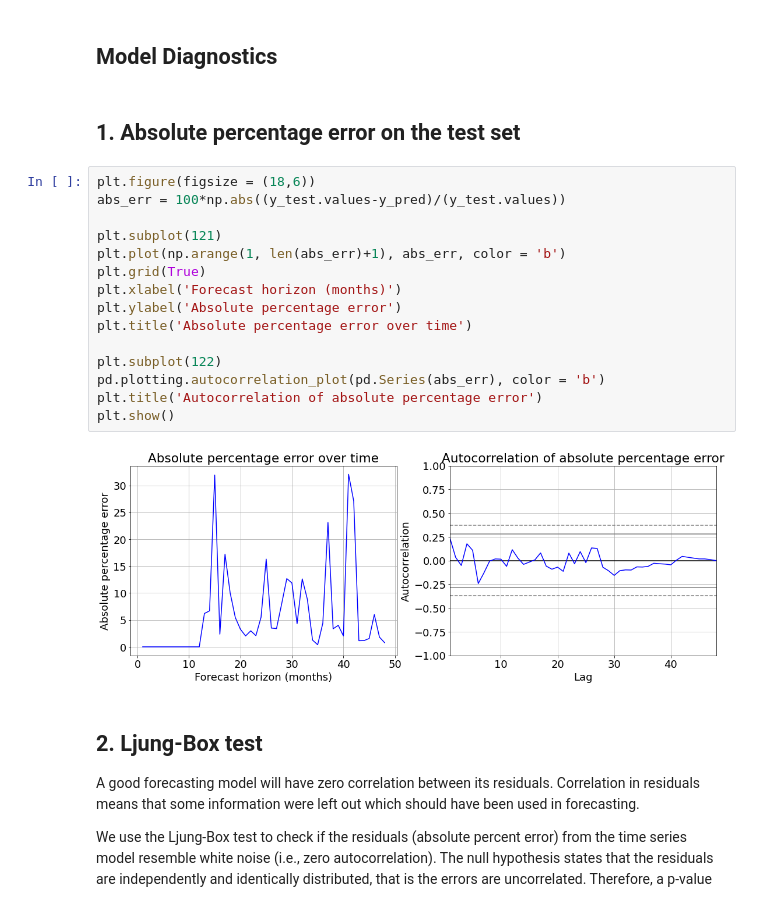
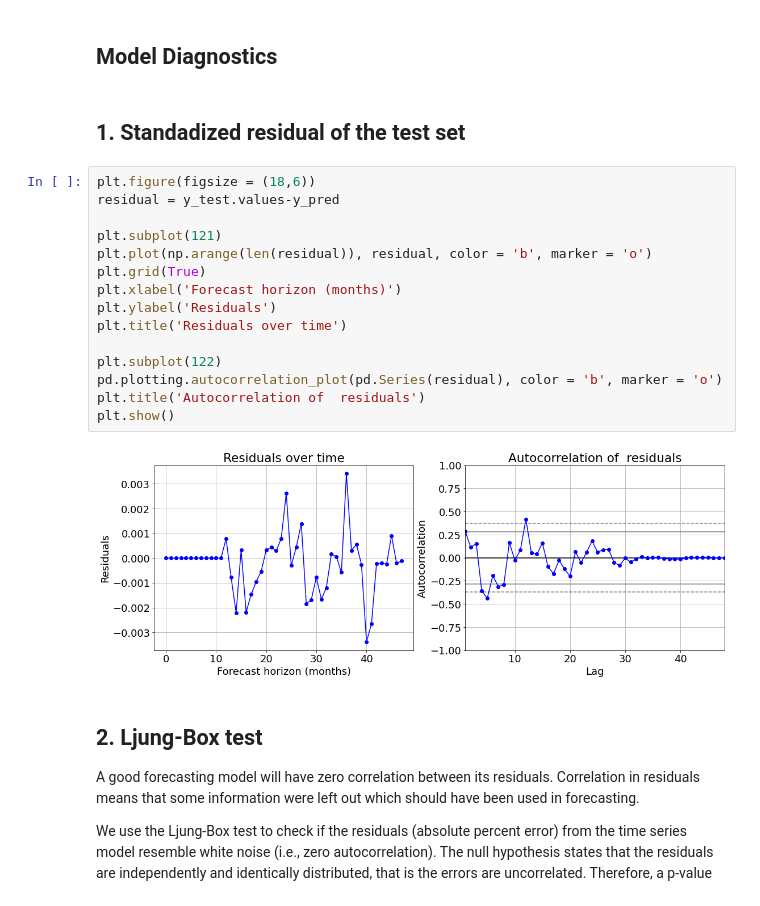
Before and after one commit to Owerre/Time-Series-Forecasting, a Jupyter notebook: fatality-forecast/notebooks/03-auto_arima.ipynb, the cells around one changed output. Drawn from its saved outputs; the diff is of its cells as text.

```diff
--- a/fatality-forecast/notebooks/03-auto_arima.ipynb
+++ b/fatality-forecast/notebooks/03-auto_arima.ipynb
@@ -198,24 +196,24 @@ plt.show()
 # %% [markdown]
 ## Model Diagnostics
 # %% [markdown]
-## 1. Absolute percentage error on the test set
+## 1. Standadized residual of the test set
 # %%
 plt.figure(figsize = (18,6))
-abs_err = 100*np.abs((y_test.values-y_pred)/(y_test.values))
+residual = y_test.values-y_pred
 
 plt.subplot(121)
-plt.plot(np.arange(1, len(abs_err)+1), abs_err, color = 'b')
+plt.plot(np.arange(len(residual)), residual, color = 'b', marker = 'o')
 plt.grid(True)
 plt.xlabel('Forecast horizon (months)')
-plt.ylabel('Absolute percentage error')
-plt.title('Absolute percentage error over time')
+plt.ylabel('Residuals')
+plt.title('Residuals over time')
 
 plt.subplot(122)
-pd.plotting.autocorrelation_plot(pd.Series(abs_err), color = 'b')
-plt.title('Autocorrelation of absolute percentage error')
+pd.plotting.autocorrelation_plot(pd.Series(residual), color = 'b', marker = 'o')
+plt.title('Autocorrelation of  residuals')
 plt.show()
 # %% [output]
-[figure, old version]
+[figure, new version]
 # %% [markdown]
 ## 2. Ljung-Box test
 
```
Also changed, not shown: parts of 4 cells of this notebook, 3 other files.
